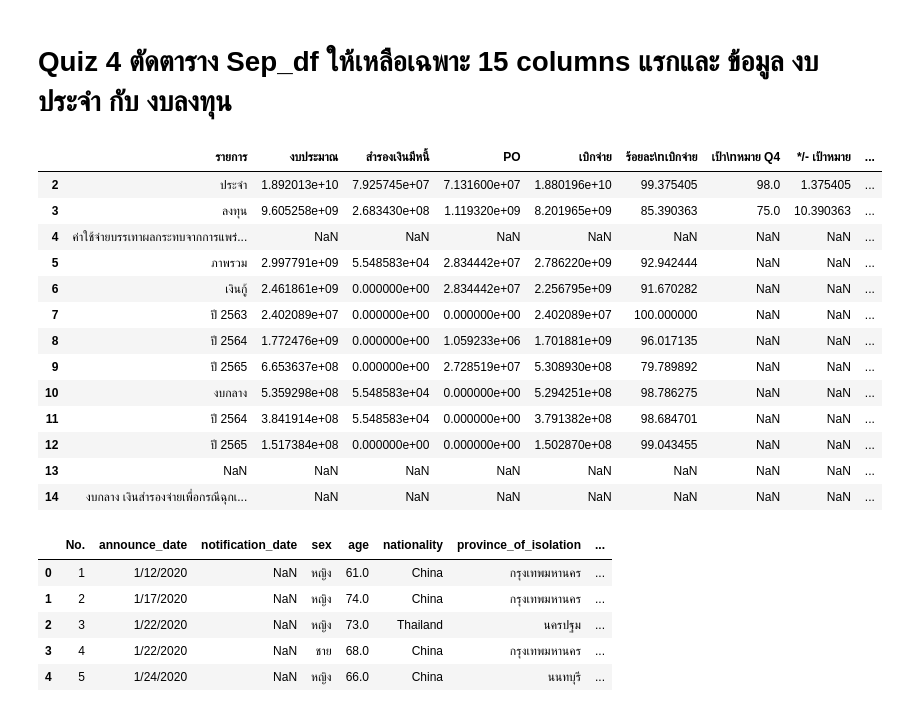
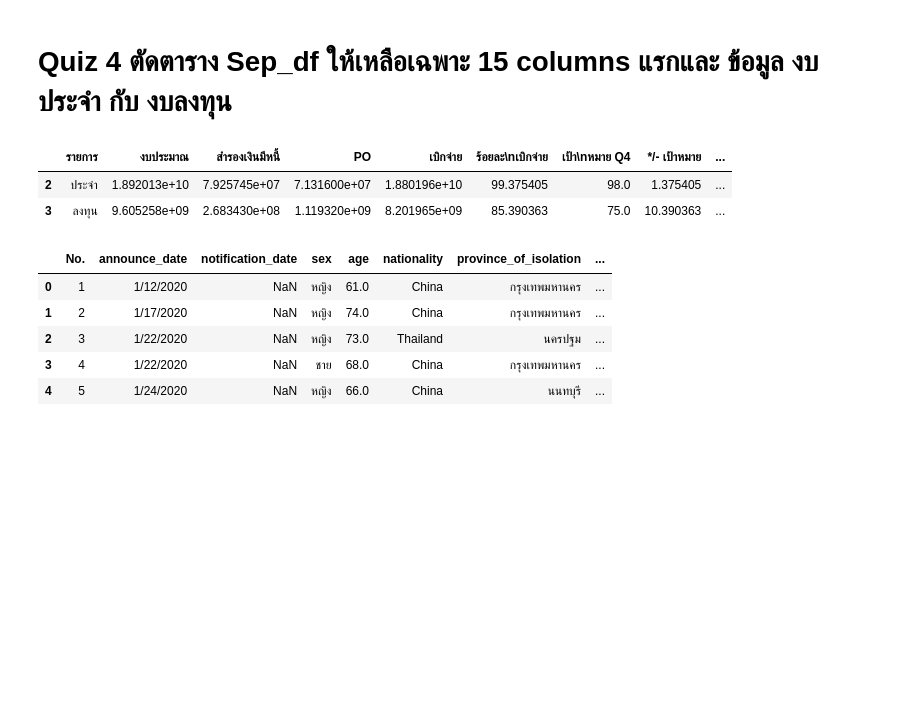
Before and after one commit to janjira24122544/Python_dataviz2023, a Jupyter notebook: Pandas102.ipynb, the cells around one changed output. Cells and saved outputs as stored; diff of their text form; code cells hidden in the pictures; blank space fills up the shorter version.

```diff
--- a/Pandas102.ipynb
+++ b/Pandas102.ipynb
@@ -48,23 +48,12 @@ sep_df
 # %% [markdown]
 # Quiz 4 ตัดตาราง Sep_df ให้เหลือเฉพาะ 15 columns แรกและ ข้อมูล งบประจำ กับ งบลงทุน
 # %%
-A = sep_df.iloc[2:,:15]
+A = sep_df.iloc[-2:, :15]
 A
 # %% [output]
 |  | รายการ | งบประมาณ | สำรองเงินมีหนี้ | PO | เบิกจ่าย | ร้อยละ\nเบิกจ่าย | เป้า\nหมาย Q4 | */- เป้าหมาย | ... |
 | 2 | ประจำ | 1.892013e+10 | 7.925745e+07 | 7.131600e+07 | 1.880196e+10 | 99.375405 | 98.0 | 1.375405 | ... |
 | 3 | ลงทุน | 9.605258e+09 | 2.683430e+08 | 1.119320e+09 | 8.201965e+09 | 85.390363 | 75.0 | 10.390363 | ... |
-| 4 | ค่าใช้จ่ายบรรเทาผลกระทบจากการแพร่... | NaN | NaN | NaN | NaN | NaN | NaN | NaN | ... |
-| 5 | ภาพรวม | 2.997791e+09 | 5.548583e+04 | 2.834442e+07 | 2.786220e+09 | 92.942444 | NaN | NaN | ... |
-| 6 | เงินกู้ | 2.461861e+09 | 0.000000e+00 | 2.834442e+07 | 2.256795e+09 | 91.670282 | NaN | NaN | ... |
-| 7 | ปี 2563 | 2.402089e+07 | 0.000000e+00 | 0.000000e+00 | 2.402089e+07 | 100.000000 | NaN | NaN | ... |
-| 8 | ปี 2564 | 1.772476e+09 | 0.000000e+00 | 1.059233e+06 | 1.701881e+09 | 96.017135 | NaN | NaN | ... |
-| 9 | ปี 2565 | 6.653637e+08 | 0.000000e+00 | 2.728519e+07 | 5.308930e+08 | 79.789892 | NaN | NaN | ... |
-| 10 | งบกลาง | 5.359298e+08 | 5.548583e+04 | 0.000000e+00 | 5.294251e+08 | 98.786275 | NaN | NaN | ... |
-| 11 | ปี 2564 | 3.841914e+08 | 5.548583e+04 | 0.000000e+00 | 3.791382e+08 | 98.684701 | NaN | NaN | ... |
-| 12 | ปี 2565 | 1.517384e+08 | 0.000000e+00 | 0.000000e+00 | 1.502870e+08 | 99.043455 | NaN | NaN | ... |
-| 13 | NaN | NaN | NaN | NaN | NaN | NaN | NaN | NaN | ... |
-| 14 | งบกลาง เงินสำรองจ่ายเพื่อกรณีฉุกเ... | NaN | NaN | NaN | NaN | NaN | NaN | NaN | ... |
 # %%
 data_df.head() # ดูหัวตารางเเถวบน
 # %% [output]
```
